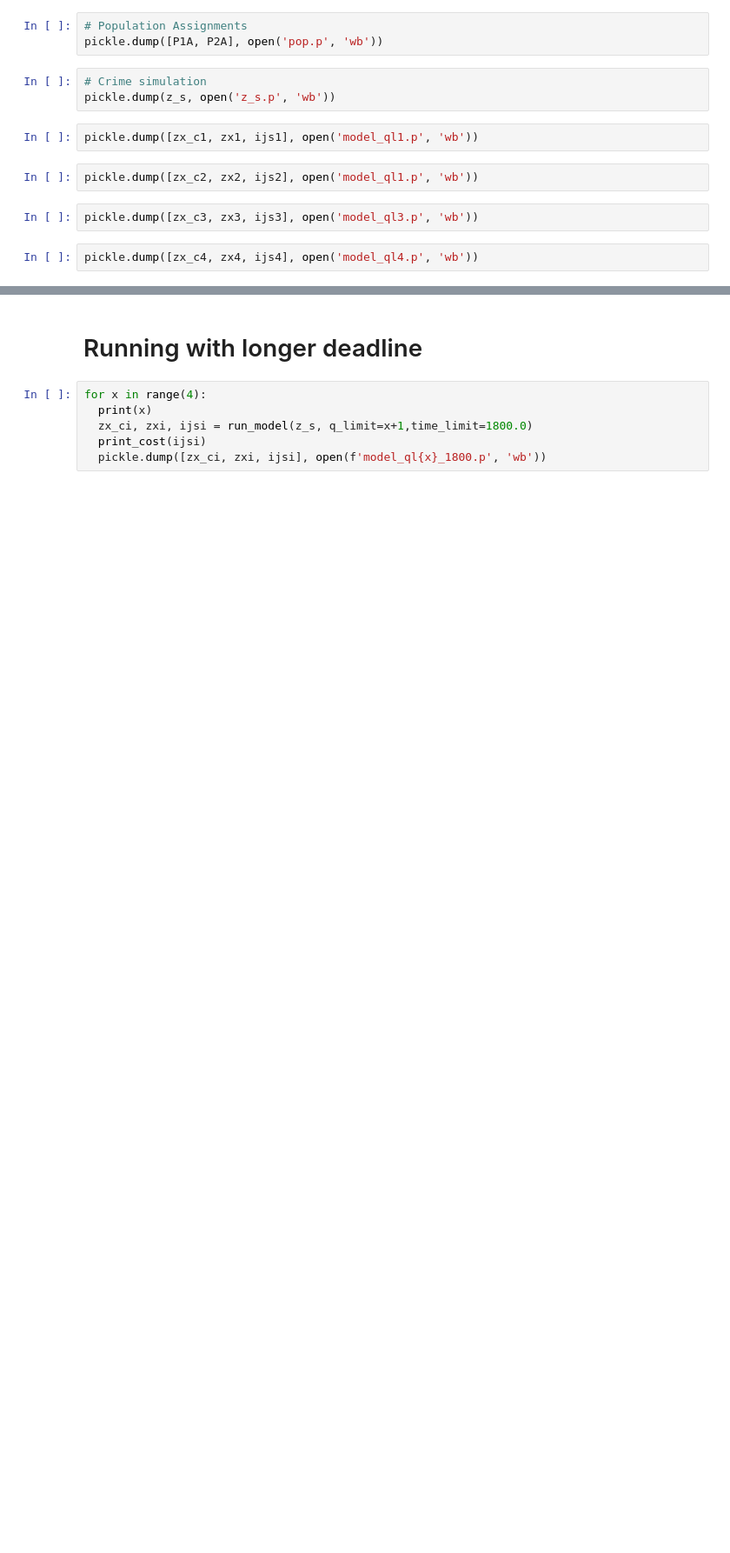
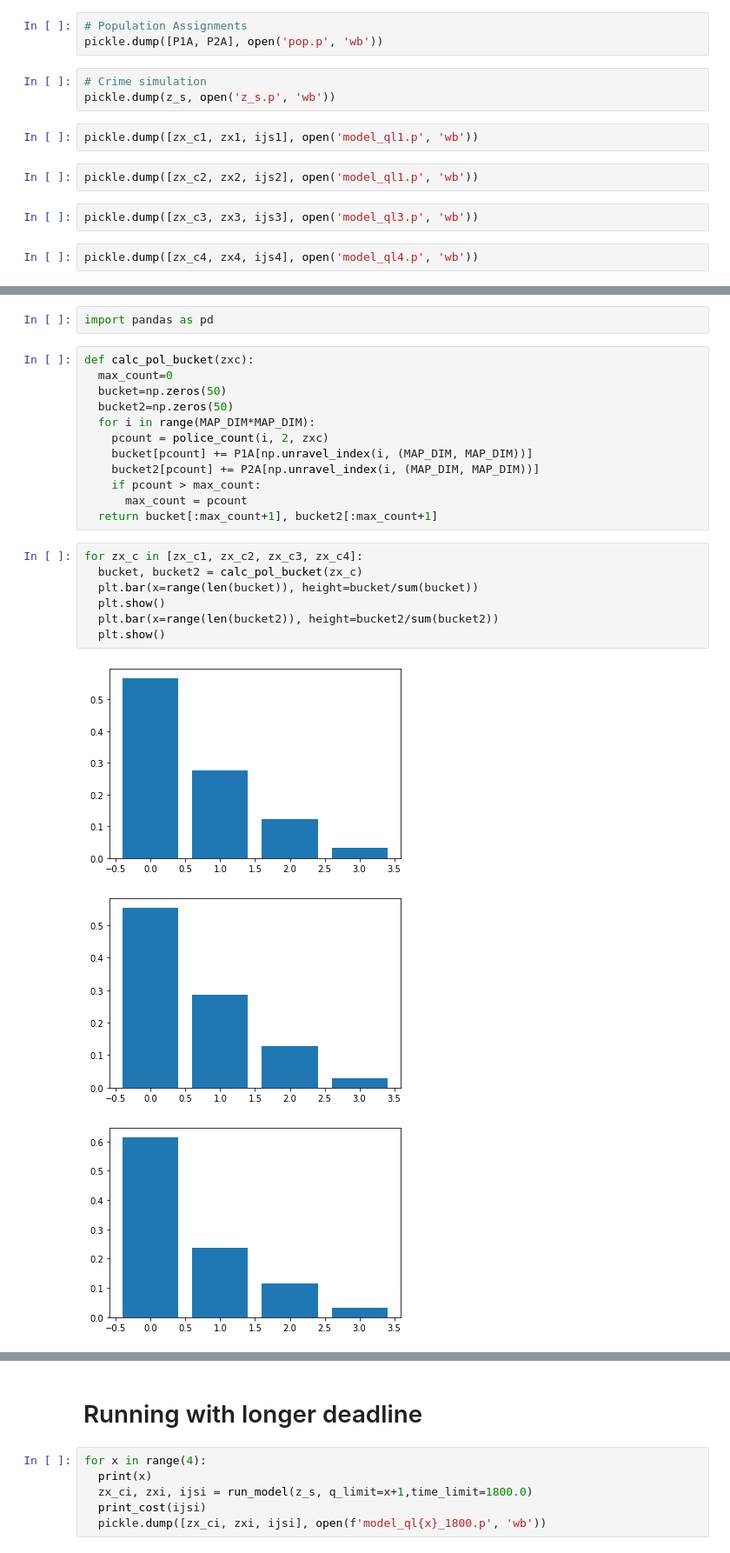
Before and after one commit to chajath/polsim1, a Jupyter notebook: polsim1.ipynb, the cells around one changed output, grey strips where cells are left out. Shown at 87% size. Cells and saved outputs as stored; diff of their text form; blank space fills up the shorter version.

```diff
--- a/polsim1.ipynb
+++ b/polsim1.ipynb
@@ -322,0 +375,25 @@ pickle.dump([zx_c4, zx4, ijs4], open('model_ql4.p', 'wb'))
+# %%
+import pandas as pd
+# %%
+def calc_pol_bucket(zxc):
+  max_count=0
+  bucket=np.zeros(50)
+  bucket2=np.zeros(50)
+  for i in range(MAP_DIM*MAP_DIM):
+    pcount = police_count(i, 2, zxc)
+    bucket[pcount] += P1A[np.unravel_index(i, (MAP_DIM, MAP_DIM))]
+    bucket2[pcount] += P2A[np.unravel_index(i, (MAP_DIM, MAP_DIM))]
+    if pcount > max_count:
+      max_count = pcount
+  return bucket[:max_count+1], bucket2[:max_count+1]
+# %%
+for zx_c in [zx_c1, zx_c2, zx_c3, zx_c4]:
+  bucket, bucket2 = calc_pol_bucket(zx_c)
+  plt.bar(x=range(len(bucket)), height=bucket/sum(bucket))
+  plt.show()
+  plt.bar(x=range(len(bucket2)), height=bucket2/sum(bucket2))
+  plt.show()
+# %% [output]
+[figure, added]
+[figure, added]
+[figure, added]
```
Also changed, not shown: parts of 35 cells of this notebook.
